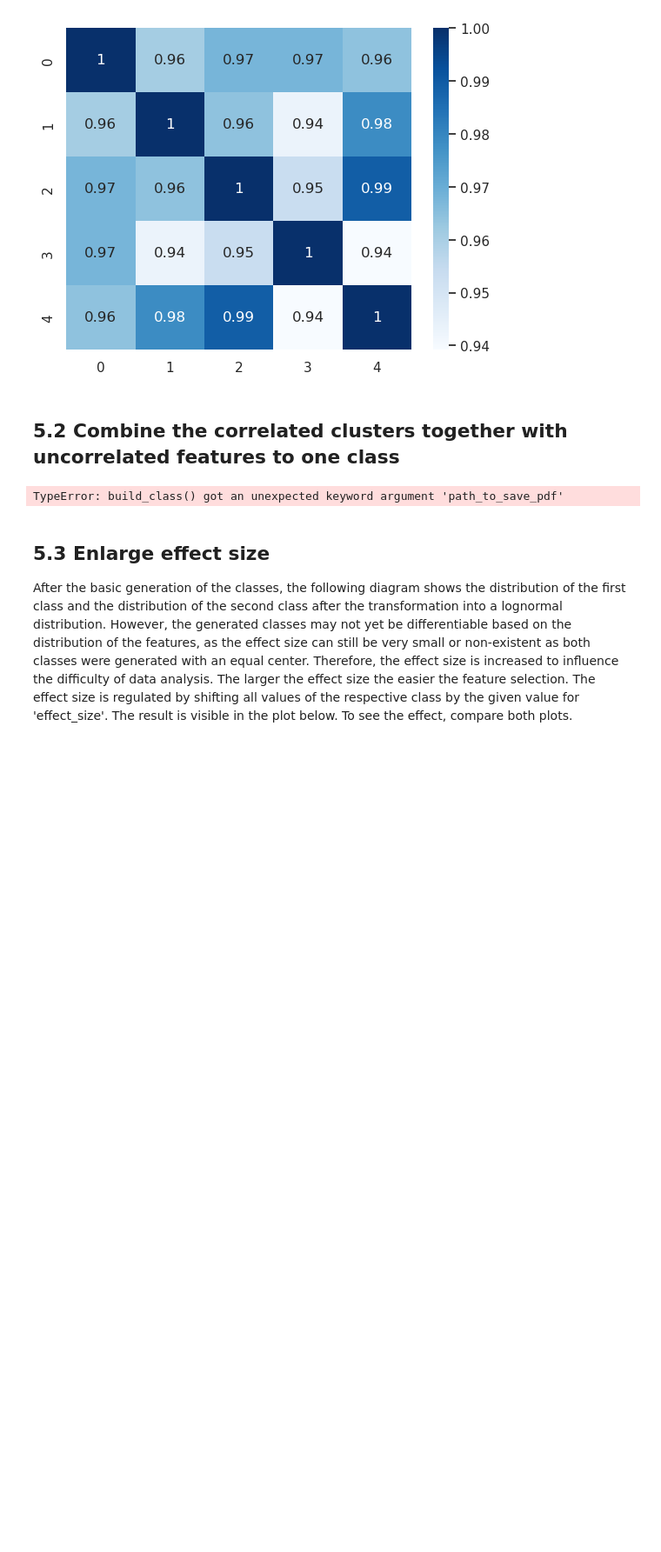
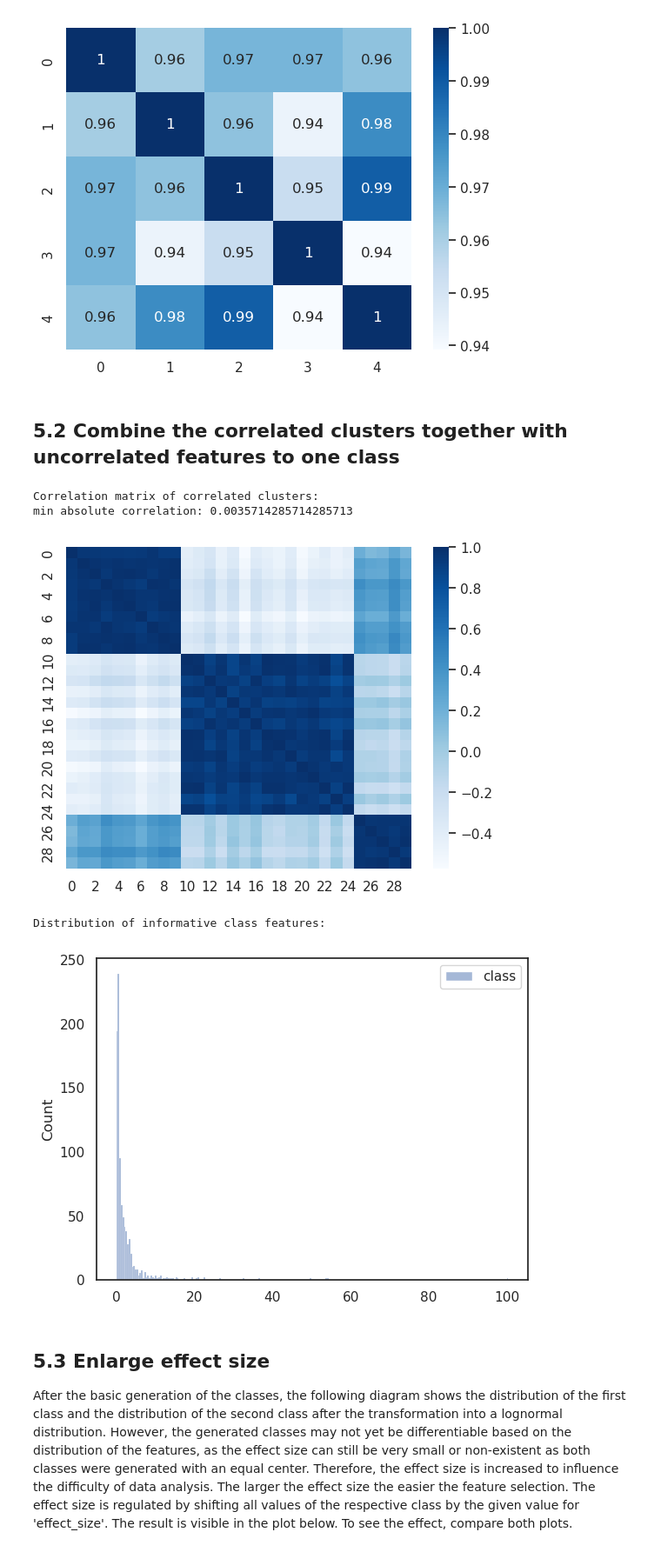
Before and after one commit to sigrun-may/artificial-data-generator, a Jupyter notebook: examples/artificial_biomarker_data_1.ipynb, the cells around one changed output. Shown at 87% size. Drawn from its saved outputs; the diff is of its cells as text; code cells hidden in the pictures; blank space fills up the shorter version.

```diff
--- a/examples/artificial_biomarker_data_1.ipynb
+++ b/examples/artificial_biomarker_data_1.ipynb
@@ -117,14 +117,18 @@ min absolute correlation: 0.9392857142857143
 # %%
 class2_data_array = artificial_data_generator_tools.build_class(
     number_of_samples_per_class=number_of_samples_per_class,
     number_of_informative_features=number_of_informative_features,
     scale=1.5,
     distribution="lognormal",
     correlated_clusters_list=[correlated_cluster_1, correlated_cluster_2, correlated_cluster_3],
-    path_to_save_pdf=f"plots/{data_name}_class2_all_correlated_clusters.pdf",
+    # path_to_save_pdf=f"plots/{data_name}_class2_all_correlated_clusters.pdf",
 )
 # %% [output]
-TypeError: build_class() got an unexpected keyword argument 'path_to_save_pdf'
+Correlation matrix of correlated clusters:
+min absolute correlation: 0.0035714285714285713
+[figure, added]
+Distribution of informative class features:
+[figure, added]
 # %% [markdown]
 ## 5.3 Enlarge effect size
 After the basic generation of the classes, the following diagram shows the distribution of the first class and the distribution of the second class after the transformation into a lognormal distribution. However, the generated classes may not yet be differentiable based on the distribution of the features, as the effect size can still be very small or non-existent as both classes were generated with an equal center. Therefore, the effect size is increased to influence the difficulty of data analysis. The larger the effect size the easier the feature selection. The effect size is regulated by shifting all values of the respective class by the given value for 'effect_size'. The result is visible in the plot below. To see the effect, compare both plots.
```
Also changed, not shown: parts of 1 cell of this notebook.
